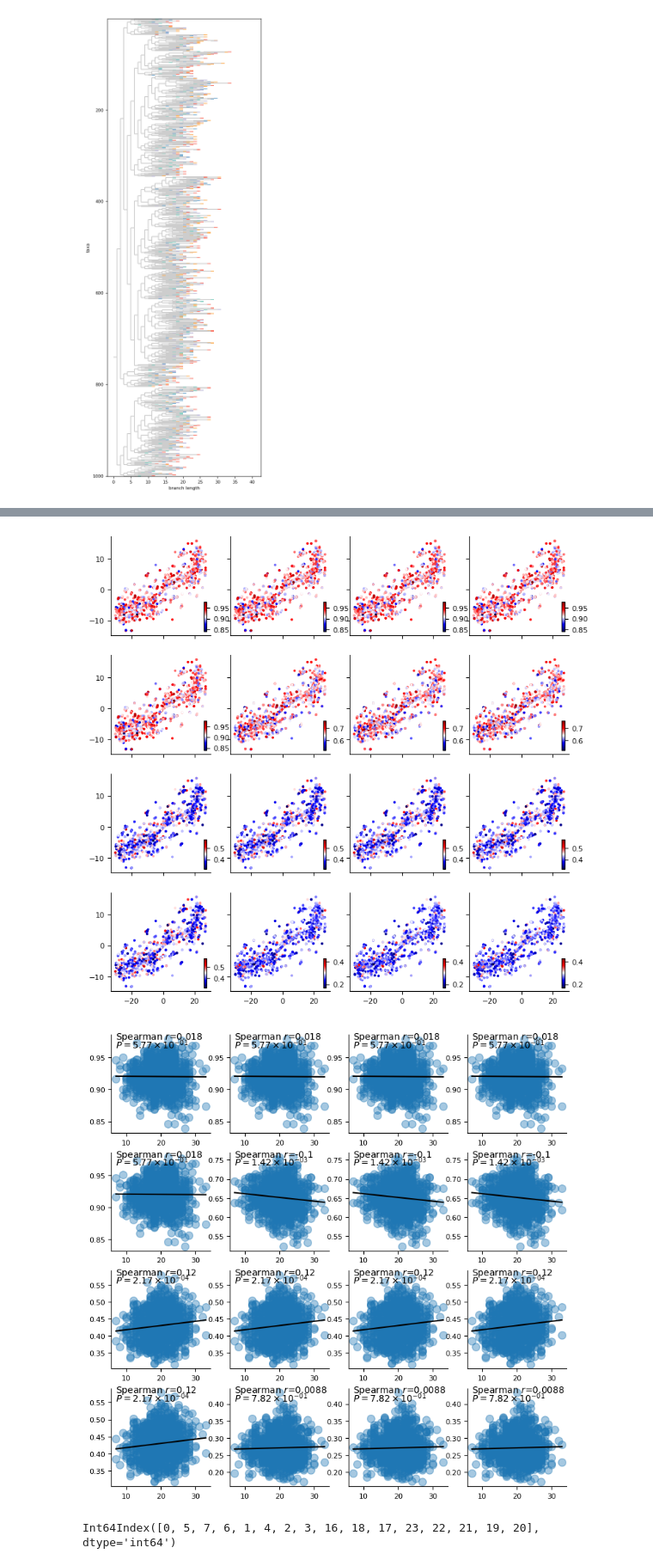
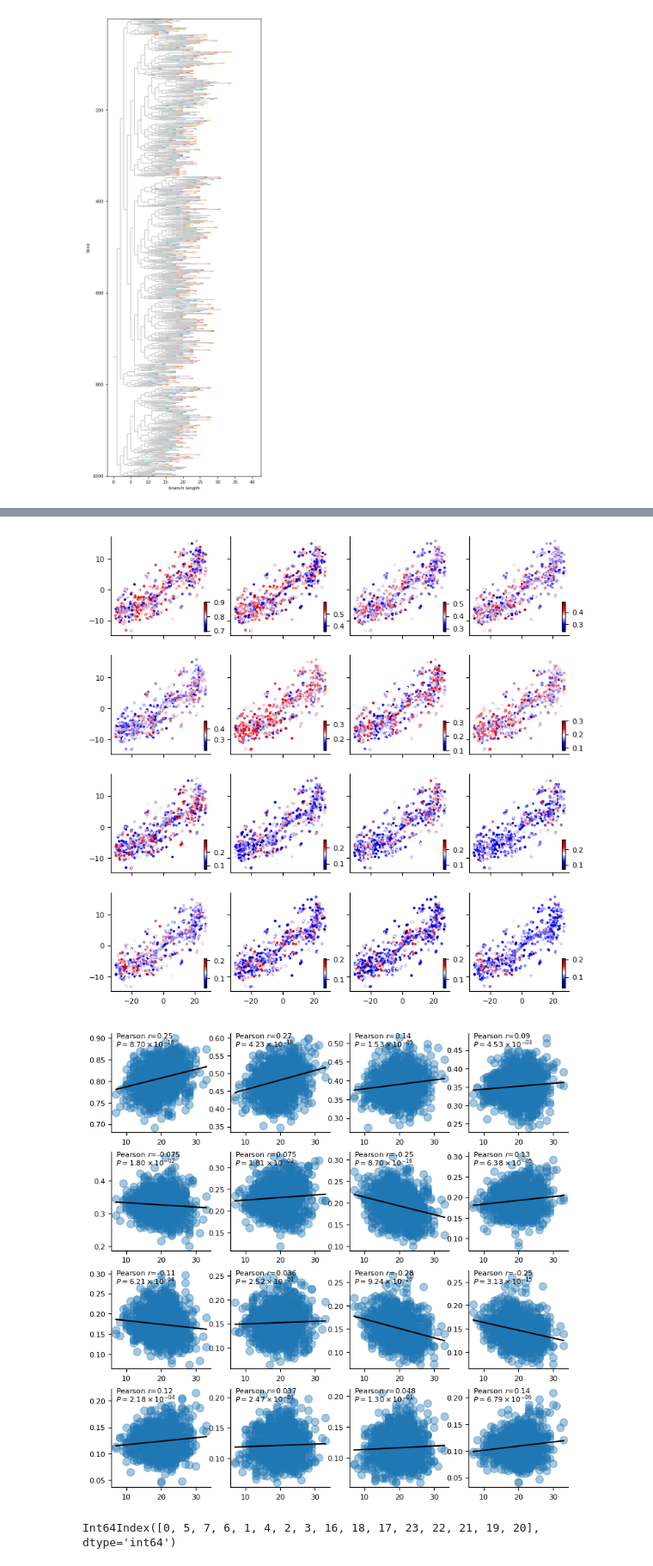
Before and after one commit to kunwang34/mtDNA_simulation, a Jupyter notebook: notebook/Linear_model.ipynb, the cells around one changed output, grey strips where cells are left out. Shown at 86% size. Drawn from its saved outputs; the diff is of its cells as text; code cells hidden in the pictures.

```diff
--- a/notebook/Linear_model.ipynb
+++ b/notebook/Linear_model.ipynb
@@ -126,7 +126,7 @@ sd = pickle.load(open('../results/sd_linear.pkl', 'rb'))
 # %%
 seqs = DNAmutation(sd.phylo_tree, mut_rate=0.1)
 # %%
-mt_muts, mutid = mtmutation(sd.phylo_tree, mut_rate=0, init_mut_rate=5, mt_copynumber=1.8)
+mt_muts, mutid = mtmutation(sd.phylo_tree, mut_rate=0, init_mut_rate=5, mt_copynumber=2.05)
 # %%
 pre_existing_mut = set()
 for i in mt_muts['<0_0>']:
@@ -160,9 +161,11 @@ mf = mut_freq(mt_muts, mutid, sel_cells=[i.name for i in sd.phylo_tree.get_termi
 # mf.to_csv('../results/mt_increasing_mut_freq.csv')
 # %%
 plt.rcParams['font.size'] = 8
+# %%
+mf_unique = mf.T.drop_duplicates(keep='first').T
 # %%
 # show_mtmuts = np.random.choice(list(pre_existing_mut), 16, replace=False)
-show_mtmuts = mf.sum().sort_values(ascending=False).index[:16]
+show_mtmuts = mf_unique.sum().sort_values(ascending=False).index[:16]
 fig, ax = plt.subplots(4, 4, figsize=(9, 9), sharex=True, sharey=True)
 for ind, i in enumerate(show_mtmuts):
     scatter = ax[ind//4][ind%4].scatter(sd.Xdr.iloc[:, 0], sd.Xdr.iloc[:, 1], c=mf.loc[sd.Xdr.index][i], cmap='seismic', s=3)
@@ -174,18 +177,18 @@ for ind, i in enumerate(show_mtmuts):
     plt.colorbar(scatter, cax=cbaxes, orientation='vertical')
 # plt.tight_layout()
 # %% [output]
-[figure, old version]
+[figure, new version]
 # %%
 fig, ax = plt.subplots(4, 4, figsize=(9, 9))
 for ind, i in enumerate(show_mtmuts):
-    pv.corr_plot(sd.cell_generation, mf.loc[sd.Xdr.index][i], ax=ax[ind//4][ind%4], stats='spearman')
+    pv.corr_plot(sd.cell_generation, mf.loc[sd.Xdr.index][i], ax=ax[ind//4][ind%4], fontsize=8)
     # ax[ind//4][ind%4].scatter(sd.cell_generation, mf.loc[sd.Xdr.index][i], s=3)
     ax[ind//4][ind%4].spines['right'].set_visible(False)
     ax[ind//4][ind%4].spines['top'].set_visible(False)
 
 # plt.tight_layout()
 # %% [output]
-[figure, old version]
+[figure, new version]
 # %%
 mf.sum().sort_values(ascending=False).index[:16]
 # %% [output]
```
Also changed, not shown: parts of 3 cells of this notebook, 1 other file.
